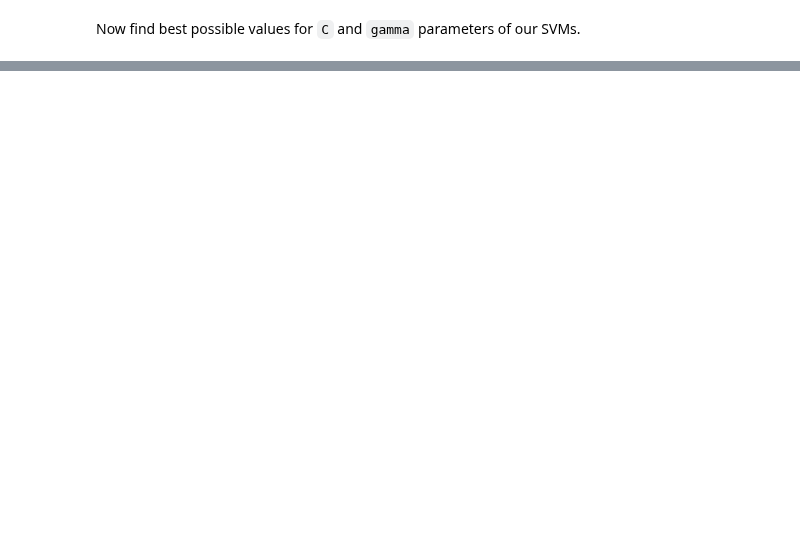
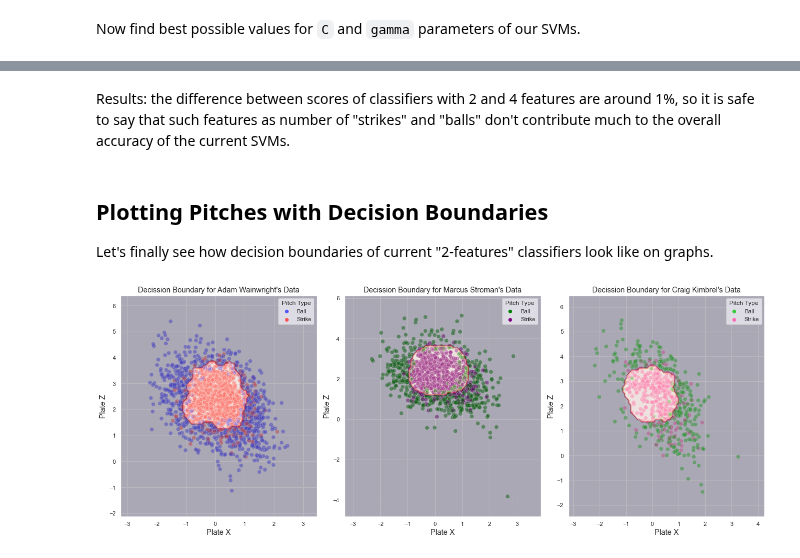
Before and after one commit to jadidaniel/jupyter-notebooks, a Jupyter notebook: ml/suprvised_learning/svm_models/baseball_strike_zones.ipynb, the cells around one changed output, grey strips where cells are left out. Drawn from its saved outputs; the diff is of its cells as text; code cells hidden in the pictures; blank space fills up the shorter version.

```diff
--- a/ml/suprvised_learning/svm_models/baseball_strike_zones.ipynb
+++ b/ml/suprvised_learning/svm_models/baseball_strike_zones.ipynb
@@ -350,7 +356,7 @@ training_set3, validation_set3 = train_test_split(medium_feat, random_state = 3)
 # %% [markdown]
 Now find best possible values for `C` and `gamma` parameters of our SVMs.
 # %%
-def highest_score(training_set, validation_set):
+def highest_score(training_set, validation_set, features):
     best_score = 0
     best_gamma = 0
     best_c = 0
@@ -358,10 +364,10 @@ def highest_score(training_set, validation_set):
     for current_gamma in np.arange(0.1, 101, 1):
         for current_c in np.arange(0.1, 101, 1):
             current_classifier = SVC(gamma=current_gamma, C=current_c)
-            current_classifier.fit(training_set[['plate_x', 'plate_z', 'strikes', 'balls']], training_set.type)
-            current_score = current_classifier.score(validation_set[['plate_x', 'plate_z', 'strikes', 'balls' ]], validation_set.type)
+            current_classifier.fit(training_set[features], training_set.type)
+            current_score = current_classifier.score(validation_set[features], validation_set.type)
             if best_score < current_score:
-                print("found a better gamma, c", current_gamma, current_c, current_score)
+                # print("found a better gamma, c", current_gamma, current_c, current_score)
                 best_score = current_score
                 best_gamma = current_gamma
                 best_c = current_c
@@ -419,0 +378,4 @@ TBC
+# %%
+score1_2f, gamma1_2f, c1_2f, classifier1_2f = with_pickle('pickles/tallest_2f.pickle', lambda : highest_score(training_set1, validation_set1, features = ['plate_x', 'plate_z']))
+score2_2f, gamma2_2f, c2_2f, classifier2_2f = with_pickle('pickles/shortest_2f.pickle', lambda : highest_score(training_set2, validation_set2, features = ['plate_x', 'plate_z']))
+score3_2f, gamma3_2f, c3_2f, classifier3_2f = with_pickle('pickles/medium_2f.pickle', lambda : highest_score(training_set3, validation_set3, features = ['plate_x', 'plate_z']))
@@ -419,0 +404,66 @@ TBC
+# %% [markdown]
+Results: the difference between scores of classifiers with 2 and 4 features are around 1%, so it is safe to say that such features as number of "strikes" and "balls" don't contribute much to the overall accuracy of the current SVMs.
+# %% [markdown]
+## Plotting Pitches with Decision Boundaries
+
+Let's finally see how decision boundaries of current "2-features" classifiers look like on graphs.
+# %%
+def scatter_des_boundaries(models, sets, palette, titles):
+    # Set up grid for plotting.
+    fig, sub = plt.subplots(1, 3, figsize=(18,7))
+    # Draw scatterplots
+    for clf, data_set, title, ax, colors in zip(models, sets, titles, sub.flatten(), palette):
+        sns.scatterplot(x=data_set.plate_x, y=data_set.plate_z, hue=data_set.type, palette=colors, alpha=0.5, legend=True, s=60, ax=ax)
+        # Draw decision boundaries
+        disp = DecisionBoundaryDisplay.from_estimator(
+            clf,
+            data_set[['plate_x', 'plate_z']],
+            response_method="predict",
+            alpha=0.3,
+            ax=ax,
+            xlabel='Plate X',
+            ylabel='Plate Z',
+        )
+
+        # Set up labels
+        ax.set_title(title, fontsize='large')
+        ax.set_xlabel('Plate X', fontsize='large')
+        ax.set_ylabel('Plate Z', fontsize='large')
+
+        # Set up legends
+        ax.legend(title='Pitch Type')
+        ax.legend_.texts[0].set_text('Ball')
+        ax.legend_.texts[1].set_text('Strike')
+
+    fig.tight_layout()
+
+    return plt.show()
+
+scatter_des_boundaries(
+    # models for plots
+    models = (
+        classifier1_2f,
+        classifier2_2f,
+        classifier3_2f
+        ),
+    # data for plots
+    sets = (
+        training_set1,
+        training_set2,
+        training_set3
+        ),
+    # colors for plots
+    palette = [
+        'seismic',
+        ['Green', 'Purple'],
+        ['LimeGreen', 'HotPink']
+        ],
+    # title for the plots
+    titles = (
+        'Decission Boundary for Adam Wainwright\'s Data',
+        'Decission Boundary for Marcus Stroman\'s Data',
+        'Decission Boundary for Craig Kimbrel\'s Data'
+    )
+)
+# %% [output]
+[figure, added]
```
Also changed, not shown: parts of 26 cells of this notebook.
